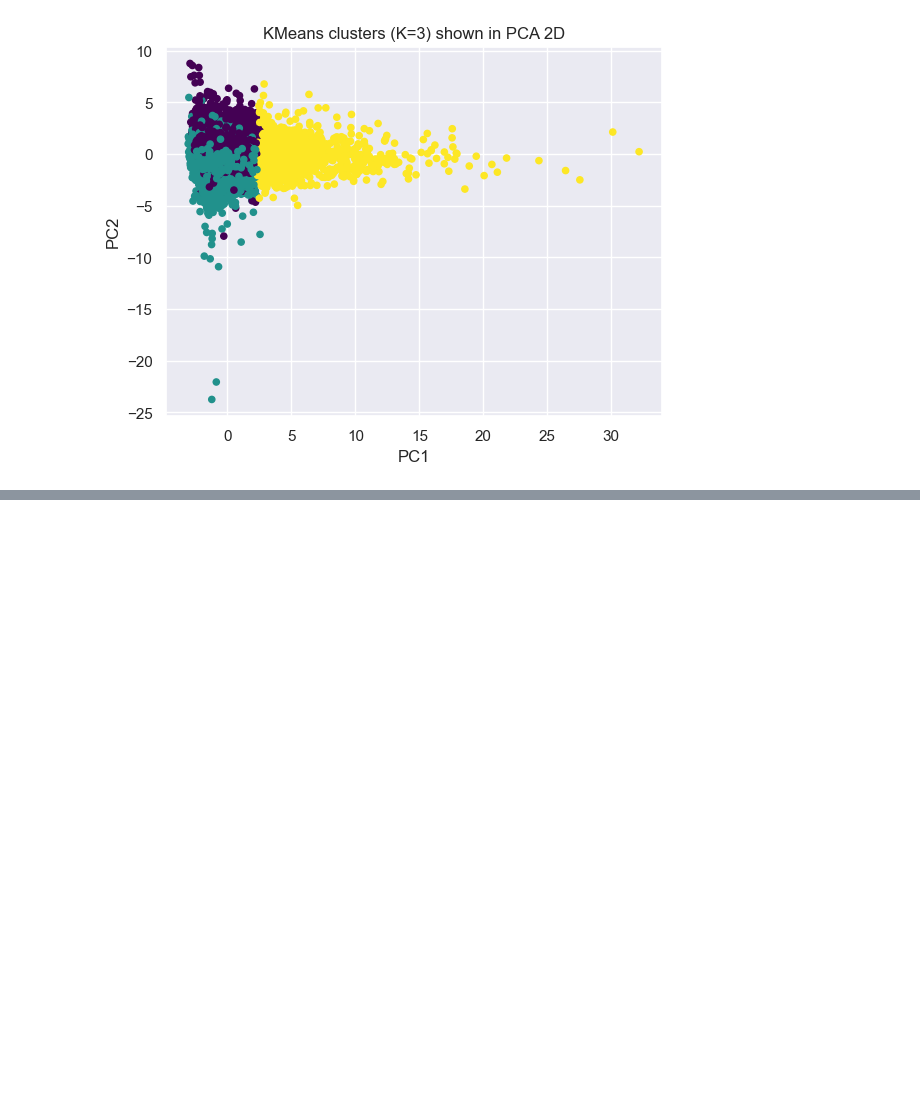
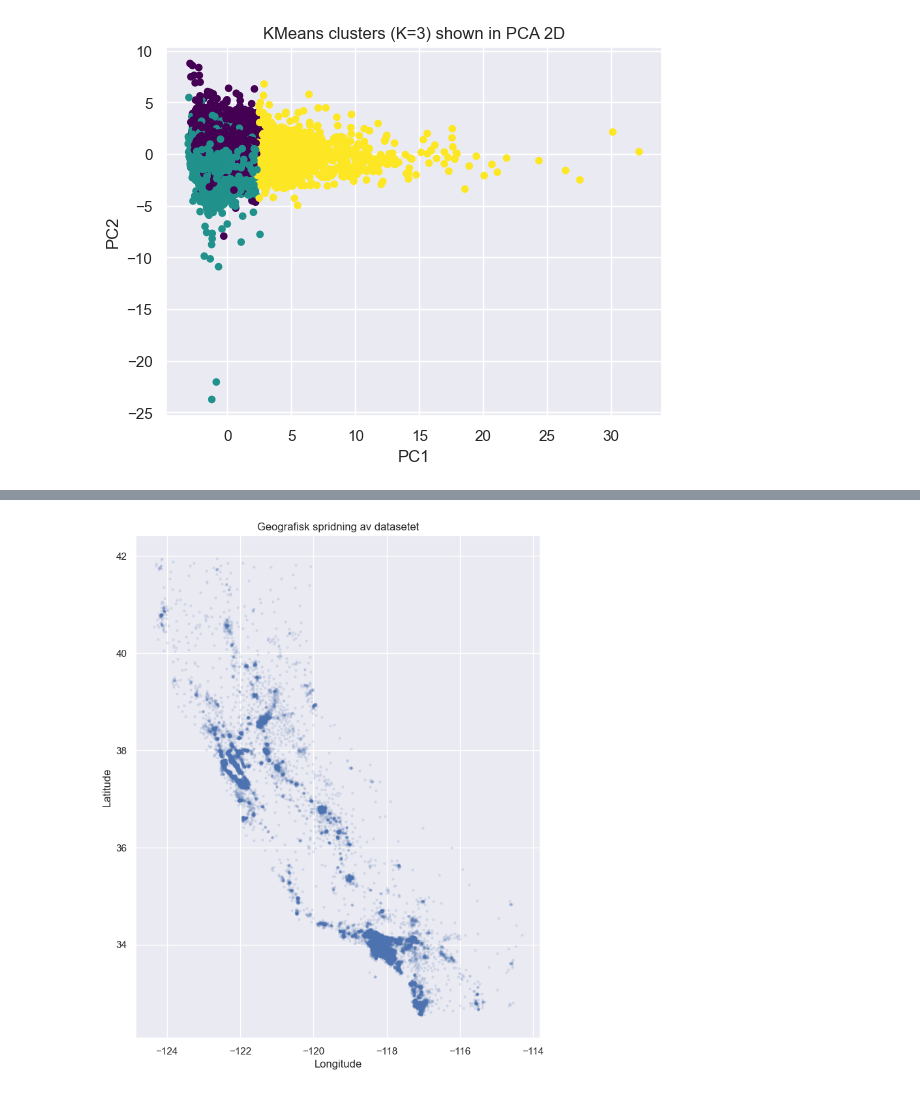
Before and after one commit to EliWei/ML_Uppgift1_Regression, a Jupyter notebook: ML_Regression.ipynb, the cells around one changed output, grey strips where cells are left out. Saved outputs shown, nothing was run; the diff lists cells and outputs as text; code cells hidden in the pictures; blank space fills up the shorter version.

Commit message:
kartor med lat och long

```diff
--- a/ML_Regression.ipynb
+++ b/ML_Regression.ipynb
@@ -547,0 +627,11 @@ plt.show()
+# %%
+# ritar ut all data enligt lat och long
+plt.figure(figsize=(8, 10))
+plt.scatter(df['longitude'], df['latitude'], alpha=0.1, s=5)
+plt.xlabel("Longitude")
+plt.ylabel("Latitude")
+plt.title("Geografisk spridning av datasetet")
+plt.grid(True)
+plt.show()
+# %% [output]
+[figure, added]
```
Also changed, not shown: parts of 14 cells of this notebook.
